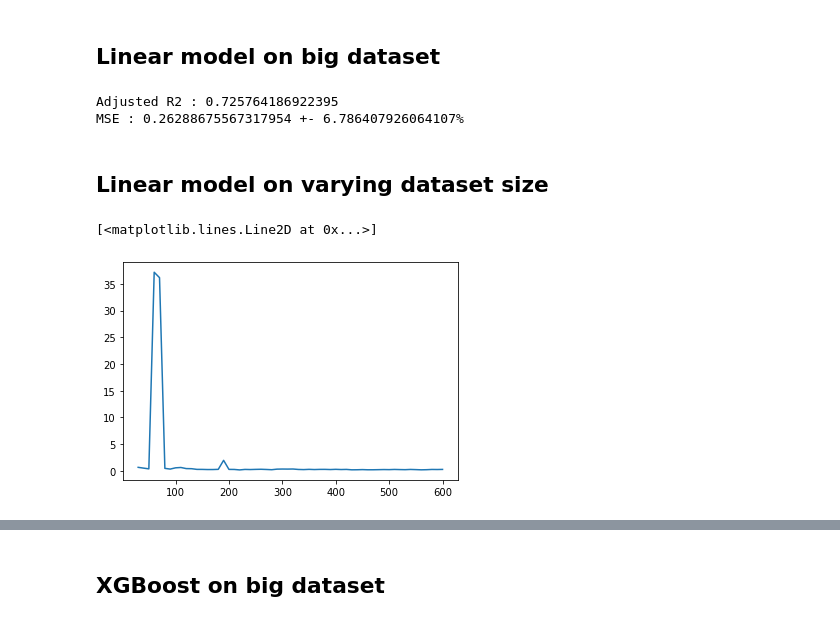
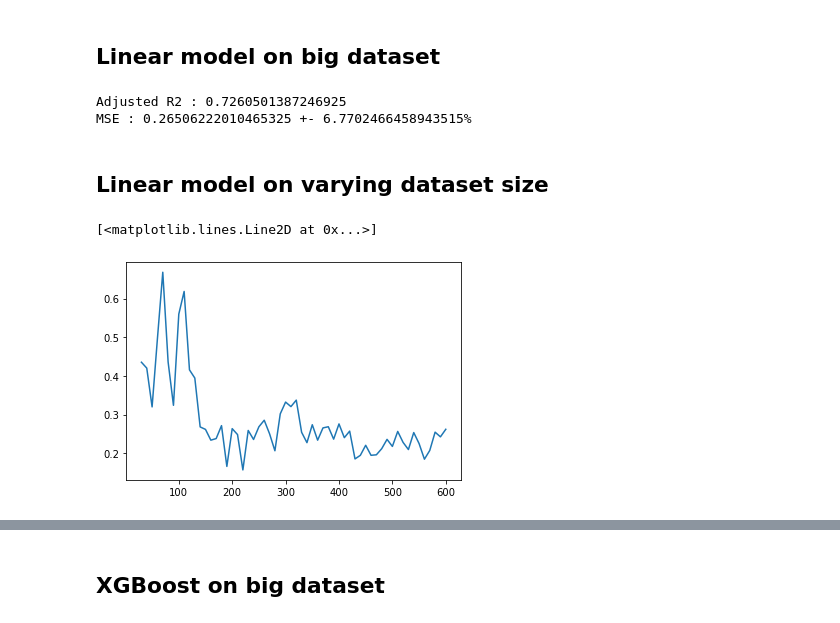
Before and after one commit to Nicolaskirsch2000/PV_prediction, a Jupyter notebook: full - small size analysis.ipynb, the cells around one changed output, grey strips where cells are left out. Saved outputs shown, nothing was run; the diff lists cells and outputs as text; code cells hidden in the pictures.

```diff
--- a/full - small size analysis.ipynb
+++ b/full - small size analysis.ipynb
@@ -29,15 +29,19 @@ for i in range(len(data[0])):
     #Create train dfs
     mat_train = np.matrix(data[0][i][0])
     dfs_train[i] = pd.DataFrame(mat_train)
+    dfs_train[i].drop(7, axis = 1, inplace = True)
     dfs_train[i]['pred'] = data[0][i][1].tolist()
 
     #Create test dfs
     mat = np.matrix(data[0][i][2])
     dfs_test[i] = pd.DataFrame(mat)
+    dfs_test[i].drop(7, axis = 1, inplace = True)
     dfs_test[i]['pred'] = data[0][i][3].tolist()
 
     dfs_big[i] = dfs_train[i].append(dfs_test[i])
     dfs_big[i] = (dfs_big[i]-dfs_big[i].mean())/dfs_big[i].std()
+# %%
+dfs_train[1].drop(7, axis = 1, inplace = True)
 # %% [markdown]
 ## Linear model on big dataset
 # %%
@@ -67,8 +71,8 @@ mse = np.mean(mserror)
 
 print("Adjusted R2 : " + r2_adj.astype(str) + "\nMSE : " + mse.astype(str) + " +- " + std.astype(str) + "%")
 # %% [output]
-Adjusted R2 : 0.725764186922395
-MSE : 0.26288675567317954 +- 6.786407926064107%
+Adjusted R2 : 0.7260501387246925
+MSE : 0.26506222010465325 +- 6.7702466458943515%
 # %% [markdown]
 ## Linear model on varying dataset size
 # %%
@@ -83,33 +87,33 @@ mse_lin = [None]*len(range(30, len(dfs_big[1]), step))
 
 j = 0
 for n in range(30, len(dfs_big[1]), step):
     for i in range(len(dfs_train)):
 
         dfs_bigs[i] = dfs_big[i].sample(n, replace = True, random_state=1)
 
         X = dfs_bigs[i].loc[:, dfs_bigs[i].columns != 'pred']
 
 
         y = dfs_bigs[i].loc[:, dfs_bigs[i].columns == 'pred']
 
         X_train, X_test, y_train, y_test = train_test_split(X, y, test_size=0.20, random_state=42)
 
 
         regr = linear_model.LinearRegression()
         regr.fit(X_train, y_train)
 
         y_pred = regr.predict(X_test)
 
 
-        r_2[i] = 1-(1-r2_score(y_test, y_pred))*((len(X_test)-1)/(len(X_test)-len(X_test.columns)-1))
+        #r_2[i] = 1-(1-r2_score(y_test, y_pred))*((len(X_test)-1)/(len(X_test)-len(X_test.columns)-1))
         mserror[i] = mean_squared_error(y_test, y_pred)
 
-    r2_adj[j] = np.mean(r_2)
+    #r2_adj[j] = np.mean(r_2)
     mse_lin[j] = np.mean(mserror)
     j += 1
 
 plt.figure()
 plt.plot(list(range(30, len(dfs_big[1]), step)), mse_lin)
 # %% [output]
 [<matplotlib.lines.Line2D at 0x...>]
-[figure, old version]
+[figure, new version]
```
Also changed, not shown: parts of 22 cells of this notebook, 1 other file.
